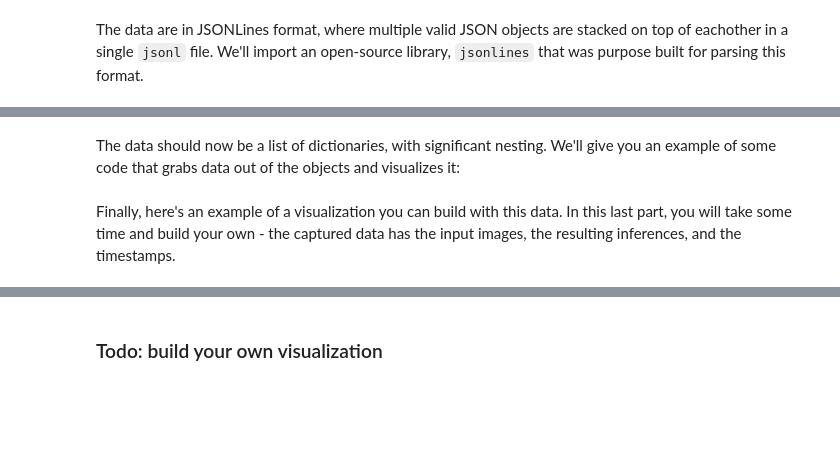
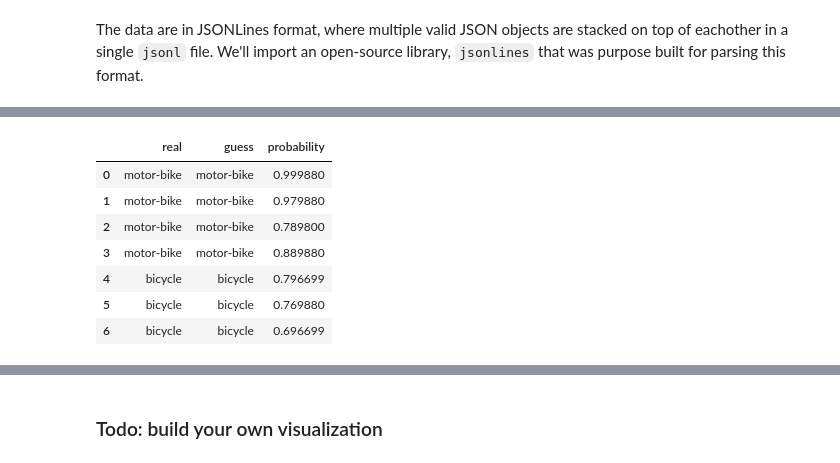
Before and after one commit to calvin639/udactity-AWS-ML, a Jupyter notebook: ml-workflow/scones-project/SconesProject_CalvinWright.ipynb, the cells around one changed output, grey strips where cells are left out. Saved outputs shown, nothing was run; the diff lists cells and outputs as text; code cells hidden in the pictures; blank space fills up the shorter version.

```diff
--- a/ml-workflow/scones-project/SconesProject_CalvinWright.ipynb
+++ b/ml-workflow/scones-project/SconesProject_CalvinWright.ipynb
@@ -722,2 +711,0 @@ for jsonl in file_handles:
-# %% [markdown]
-The data should now be a list of dictionaries, with significant nesting. We'll give you an example of some code that grabs data out of the objects and visualizes it:
@@ -732,2 +711,0 @@ simple_getter(json_data[0])
-# %% [markdown]
-Finally, here's an example of a visualization you can build with this data. In this last part, you will take some time and build your own - the captured data has the input images, the resulting inferences, and the timestamps.
@@ -757,0 +712,14 @@ plt.gcf().autofmt_xdate()
+# %%
+# Define how we'll get our data
+import pandas as pd
+res = pd.read_csv('captured_data/sconesResults.csv',header=0,nrows=7)
+res
+# %% [output]
+|  | real | guess | probability |
+| 0 | motor-bike | motor-bike | 0.999880 |
+| 1 | motor-bike | motor-bike | 0.979880 |
+| 2 | motor-bike | motor-bike | 0.789800 |
+| 3 | motor-bike | motor-bike | 0.889880 |
+| 4 | bicycle | bicycle | 0.796699 |
+| 5 | bicycle | bicycle | 0.769880 |
+| 6 | bicycle | bicycle | 0.696699 |
```
Also changed, not shown: parts of 12 cells of this notebook, 1 other file.
